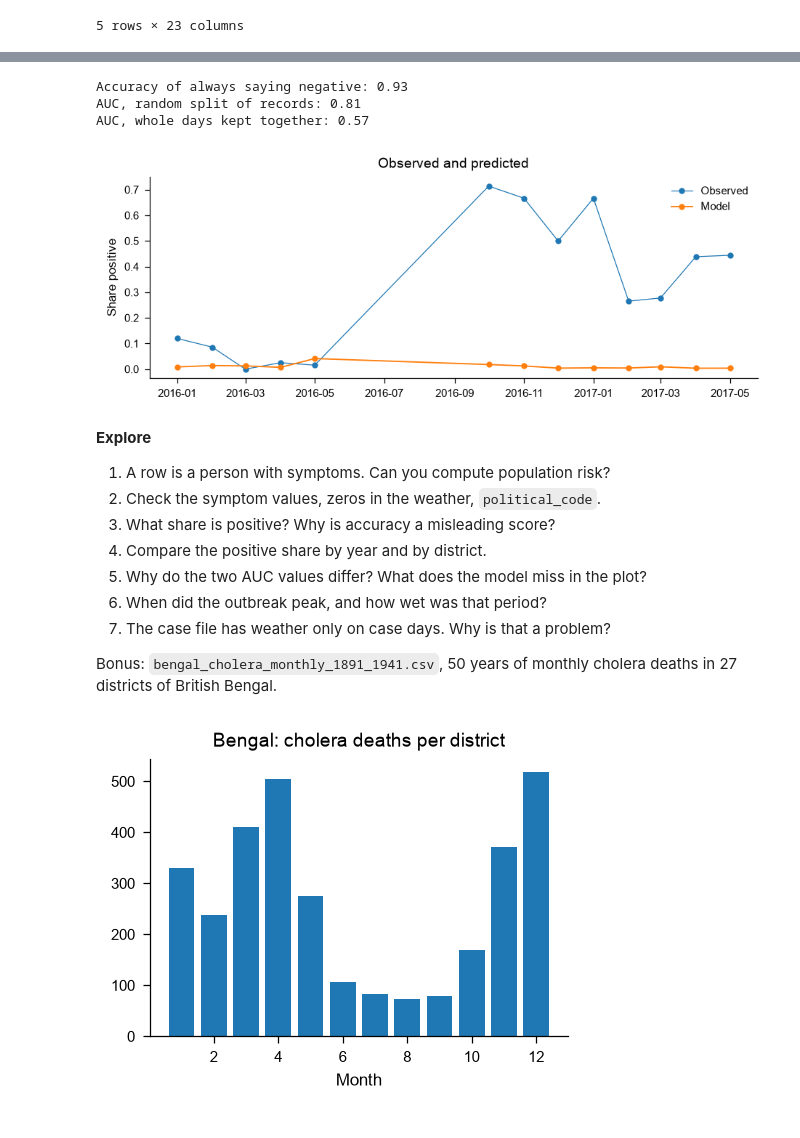
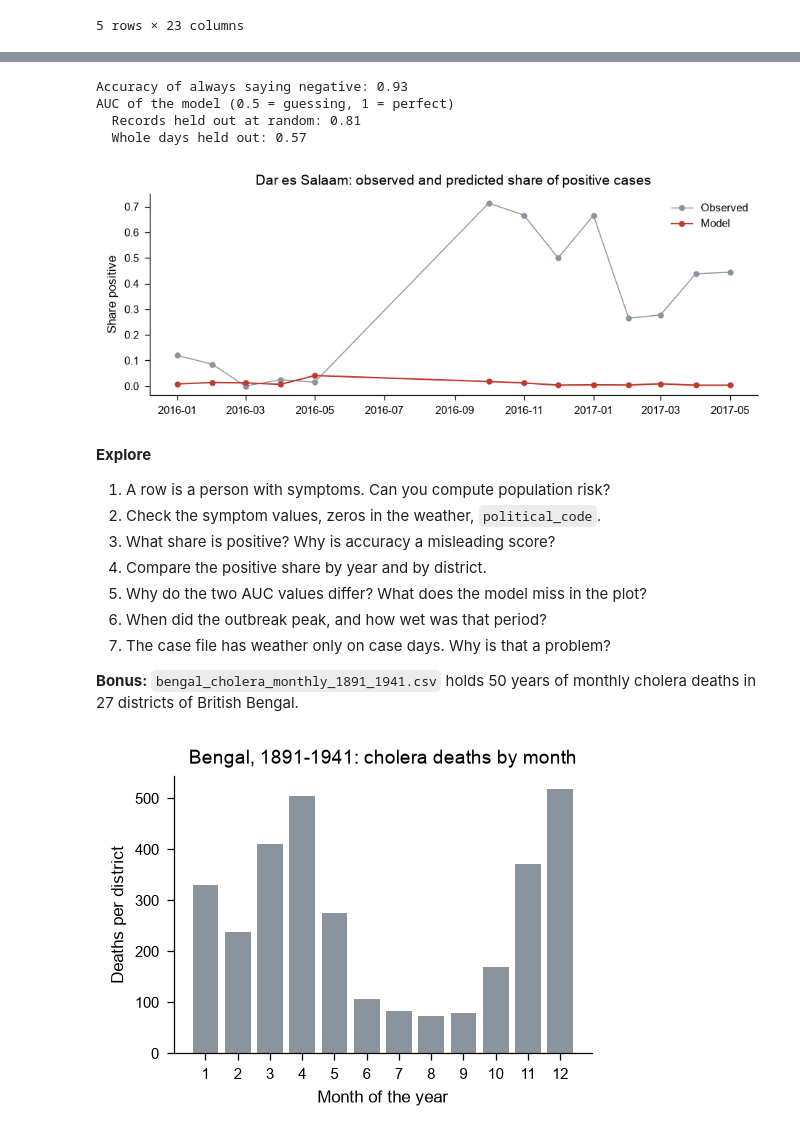
Before and after one commit to QuantitativeBiology/PlanetaryHealth_SystemsScience, a Jupyter notebook: PlanetaryHealth_Datasets.ipynb, the cells around one changed output, grey strips where cells are left out. Saved outputs shown, nothing was run; the diff lists cells and outputs as text; code cells hidden in the pictures.

```diff
--- a/PlanetaryHealth_Datasets.ipynb
+++ b/PlanetaryHealth_Datasets.ipynb
@@ -19,9 +24,12 @@ from sklearn.model_selection import GroupKFold
 from sklearn.model_selection import StratifiedKFold
 from sklearn.model_selection import cross_val_score
 
+# Where the data are
 REPOSITORY = "QuantitativeBiology/PlanetaryHealth_SystemsScience"
 BASE_URL = f"https://raw.githubusercontent.com/{REPOSITORY}/main/data"
 
+# Figure style
+GREY, RED = "#8a949e", "#c0392b"
 mpl.rcParams.update(
     {
         "font.family": "sans-serif",
@@ -54,23 +62,13 @@ def load(name, **options):
 
 
 def mae(observed, predicted):
-    """Mean absolute error."""
+    """Mean absolute error: the average size of the miss."""
     return float(np.mean(np.abs(observed - predicted)))
 
 
 def mape(observed, predicted):
-    """Mean absolute percentage error."""
+    """Mean absolute percentage error: the average miss, in percent."""
     return float(100 * np.mean(np.abs(observed - predicted) / observed))
-
-
-def plot_fit(dates, observed, predicted, ylabel, marker=None):
-    """Observed and predicted values over time."""
-    fig, axis = plt.subplots(figsize=(7.2, 2.4))
-    axis.plot(dates, observed, lw=0.6, marker=marker, ms=3, label="Observed")
-    axis.plot(dates, predicted, lw=0.9, marker=marker, ms=3, label="Model")
-    axis.set(title="Observed and predicted", ylabel=ylabel)
-    axis.legend(frameon=False)
-    plt.show()
 
 
 def fit_predict(train, test, features, target):
@@ -80,6 +78,17 @@ def fit_predict(train, test, features, target):
     model = GradientBoostingRegressor(random_state=0)
     model.fit(train[features], train[target])
     return test.assign(predicted=model.predict(test[features]))
+
+
+def plot_fit(dates, observed, predicted, title, ylabel, marker=None):
+    """Observed values in grey and the model's predictions in red."""
+    fig, axis = plt.subplots(figsize=(7.2, 2.4))
+    style = {"marker": marker, "ms": 3}
+    axis.plot(dates, observed, color=GREY, lw=0.7, label="Observed", **style)
+    axis.plot(dates, predicted, color=RED, lw=1, label="Model", **style)
+    axis.set(title=title, ylabel=ylabel)
+    axis.legend(frameon=False)
+    plt.show()
 # %% [markdown]
 ## 1. Chicago: daily deaths, weather and air pollution, 1987–2000
 
@@ -327,6 +386,8 @@ plt.show()
 weather = ["rainfall_mm", "tmax", "tmin", "humidity", "wind_speed"]
 inputs, target = cholera[weather], cholera.lab_positive
 model = GradientBoostingClassifier(random_state=0)
+
+# Test the model twice: on records held out at random, and on whole days
 random_split = StratifiedKFold(5, shuffle=True, random_state=0)
 auc_random = cross_val_score(
     model, inputs, target, scoring="roc_auc", cv=random_split
@@ -341,10 +402,11 @@ auc_by_day = cross_val_score(
 )
 
 print("Accuracy of always saying negative:", round(1 - target.mean(), 2))
-print("AUC, random split of records:", round(auc_random.mean(), 2))
-print("AUC, whole days kept together:", round(auc_by_day.mean(), 2))
+print("AUC of the model (0.5 = guessing, 1 = perfect)")
+print("  Records held out at random:", round(auc_random.mean(), 2))
+print("  Whole days held out:", round(auc_by_day.mean(), 2))
 
-# Train on 2015, predict 2016-2017: share positive per month
+# Learn from 2015, then predict 2016-2017: share positive per month
 train = cholera[cholera.date < "2016"]
 later = cholera[cholera.date.between("2016", "2017-12-31")].copy()
 model.fit(train[weather], train.lab_positive)
@@ -355,14 +417,16 @@ plot_fit(
     monthly.index,
     monthly.lab_positive,
     monthly.predicted,
+    "Dar es Salaam: observed and predicted share of positive cases",
     "Share positive",
     marker="o",
 )
 # %% [output]
 Accuracy of always saying negative: 0.93
-AUC, random split of records: 0.81
-AUC, whole days kept together: 0.57
+AUC of the model (0.5 = guessing, 1 = perfect)
+  Records held out at random: 0.81
+  Whole days held out: 0.57
-[figure, old version]
+[figure, new version]
 # %% [markdown]
 **Explore**
 
@@ -374,15 +438,20 @@ AUC, whole days kept together: 0.57
 6. When did the outbreak peak, and how wet was that period?
 7. The case file has weather only on case days. Why is that a problem?
 
-Bonus: `bengal_cholera_monthly_1891_1941.csv`, 50 years of monthly cholera
-deaths in 27 districts of British Bengal.
+**Bonus:** `bengal_cholera_monthly_1891_1941.csv` holds 50 years of
+monthly cholera deaths in 27 districts of British Bengal.
 # %%
 bengal = load("bengal_cholera_monthly_1891_1941.csv")
 by_month = bengal.groupby("month").cholera_deaths.mean()
 
 fig, axis = plt.subplots(figsize=(3.6, 2.4))
-axis.bar(by_month.index, by_month.values)
-axis.set(title="Bengal: cholera deaths per district", xlabel="Month")
+axis.bar(by_month.index, by_month.values, color=GREY)
+axis.set(
+    title="Bengal, 1891-1941: cholera deaths by month",
+    xlabel="Month of the year",
+    ylabel="Deaths per district",
+    xticks=range(1, 13),
+)
 plt.show()
 # %% [output]
-[figure, old version]
+[figure, new version]
```
Also changed, not shown: parts of 14 cells of this notebook, 1 other file.
